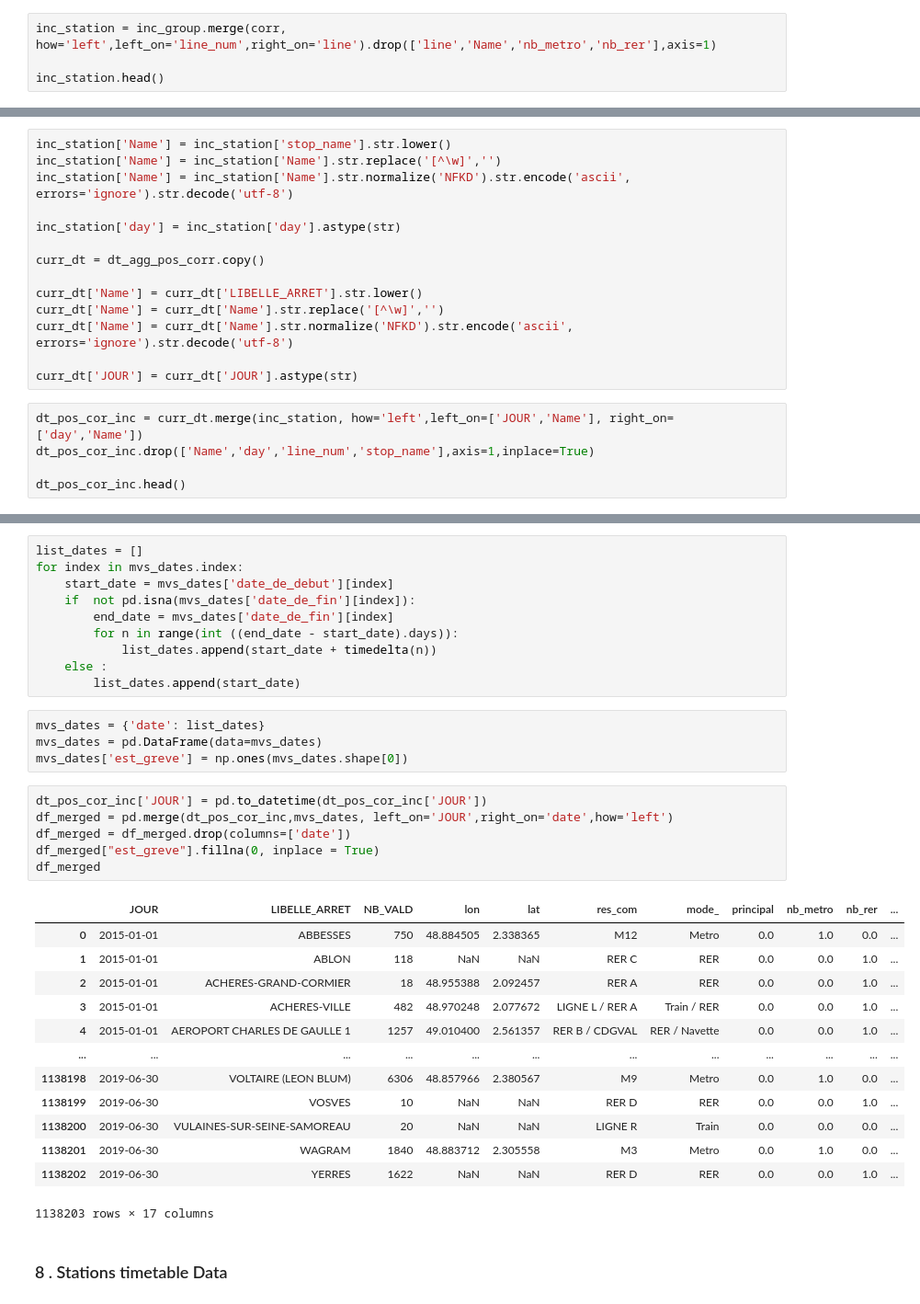
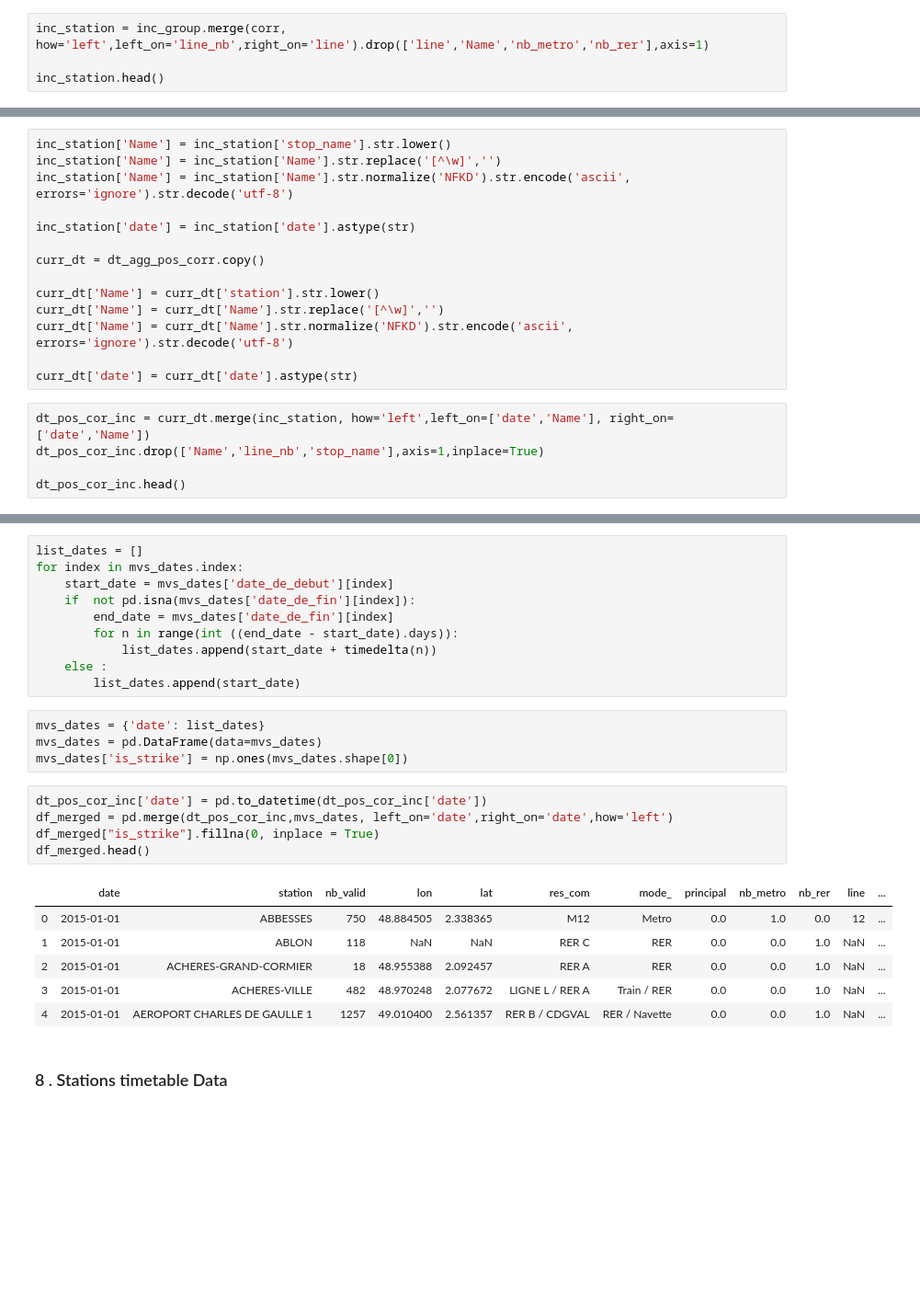
Before and after one commit to p-desaintchamas/datacamp-challenge-creation, a Jupyter notebook: Data_Collection_&_Feature_Engineering.ipynb, the cells around one changed output, grey strips where cells are left out. Shown at 92% size. Drawn from its saved outputs; the diff is of its cells as text; blank space fills up the shorter version.

```diff
--- a/Data_Collection_&_Feature_Engineering.ipynb
+++ b/Data_Collection_&_Feature_Engineering.ipynb
@@ -284,7 +290,7 @@ inc_group.head()
 | 3 | 2016-05-01 | 2 | 00:00:00 | breakdown | 3 |
 | 4 | 2016-05-01 | 7 | 00:00:00 | breakdown | 2 |
 # %%
-inc_station = inc_group.merge(corr, how='left',left_on='line_num',right_on='line').drop(['line','Name','nb_metro','nb_rer'],axis=1)
+inc_station = inc_group.merge(corr, how='left',left_on='line_nb',right_on='line').drop(['line','Name','nb_metro','nb_rer'],axis=1)
 
 inc_station.head()
 # %% [output]
@@ -308,18 +314,18 @@ inc_station['Name'] = inc_station['stop_name'].str.lower()
 inc_station['Name'] = inc_station['Name'].str.replace('[^\w]','')
 inc_station['Name'] = inc_station['Name'].str.normalize('NFKD').str.encode('ascii', errors='ignore').str.decode('utf-8')
 
-inc_station['day'] = inc_station['day'].astype(str)
+inc_station['date'] = inc_station['date'].astype(str)
 
 curr_dt = dt_agg_pos_corr.copy()
 
-curr_dt['Name'] = curr_dt['LIBELLE_ARRET'].str.lower()
+curr_dt['Name'] = curr_dt['station'].str.lower()
 curr_dt['Name'] = curr_dt['Name'].str.replace('[^\w]','')
 curr_dt['Name'] = curr_dt['Name'].str.normalize('NFKD').str.encode('ascii', errors='ignore').str.decode('utf-8')
 
-curr_dt['JOUR'] = curr_dt['JOUR'].astype(str)
+curr_dt['date'] = curr_dt['date'].astype(str)
 # %%
-dt_pos_cor_inc = curr_dt.merge(inc_station, how='left',left_on=['JOUR','Name'], right_on=['day','Name'])
-dt_pos_cor_inc.drop(['Name','day','line_num','stop_name'],axis=1,inplace=True)
+dt_pos_cor_inc = curr_dt.merge(inc_station, how='left',left_on=['date','Name'], right_on=['date','Name'])
+dt_pos_cor_inc.drop(['Name','line_nb','stop_name'],axis=1,inplace=True)
 
 dt_pos_cor_inc.head()
 # %% [output]
@@ -366,27 +365,19 @@ for index in mvs_dates.index:
 # %%
 mvs_dates = {'date': list_dates}
 mvs_dates = pd.DataFrame(data=mvs_dates)
-mvs_dates['est_greve'] = np.ones(mvs_dates.shape[0])
+mvs_dates['is_strike'] = np.ones(mvs_dates.shape[0])
 # %%
-dt_pos_cor_inc['JOUR'] = pd.to_datetime(dt_pos_cor_inc['JOUR'])
-df_merged = pd.merge(dt_pos_cor_inc,mvs_dates, left_on='JOUR',right_on='date',how='left')
-df_merged = df_merged.drop(columns=['date'])
-df_merged["est_greve"].fillna(0, inplace = True)
-df_merged
+dt_pos_cor_inc['date'] = pd.to_datetime(dt_pos_cor_inc['date'])
+df_merged = pd.merge(dt_pos_cor_inc,mvs_dates, left_on='date',right_on='date',how='left')
+df_merged["is_strike"].fillna(0, inplace = True)
+df_merged.head()
 # %% [output]
-|  | JOUR | LIBELLE_ARRET | NB_VALD | lon | lat | res_com | mode_ | principal | nb_metro | nb_rer | ... |
-| 0 | 2015-01-01 | ABBESSES | 750 | 48.884505 | 2.338365 | M12 | Metro | 0.0 | 1.0 | 0.0 | ... |
-| 1 | 2015-01-01 | ABLON | 118 | NaN | NaN | RER C | RER | 0.0 | 0.0 | 1.0 | ... |
-| 2 | 2015-01-01 | ACHERES-GRAND-CORMIER | 18 | 48.955388 | 2.092457 | RER A | RER | 0.0 | 0.0 | 1.0 | ... |
-| 3 | 2015-01-01 | ACHERES-VILLE | 482 | 48.970248 | 2.077672 | LIGNE L / RER A | Train / RER | 0.0 | 0.0 | 1.0 | ... |
-| 4 | 2015-01-01 | AEROPORT CHARLES DE GAULLE 1 | 1257 | 49.010400 | 2.561357 | RER B / CDGVAL | RER / Navette | 0.0 | 0.0 | 1.0 | ... |
-| ... | ... | ... | ... | ... | ... | ... | ... | ... | ... | ... | ... |
-| 1138198 | 2019-06-30 | VOLTAIRE (LEON BLUM) | 6306 | 48.857966 | 2.380567 | M9 | Metro | 0.0 | 1.0 | 0.0 | ... |
-| 1138199 | 2019-06-30 | VOSVES | 10 | NaN | NaN | RER D | RER | 0.0 | 0.0 | 1.0 | ... |
-| 1138200 | 2019-06-30 | VULAINES-SUR-SEINE-SAMOREAU | 20 | NaN | NaN | LIGNE R | Train | 0.0 | 0.0 | 0.0 | ... |
-| 1138201 | 2019-06-30 | WAGRAM | 1840 | 48.883712 | 2.305558 | M3 | Metro | 0.0 | 1.0 | 0.0 | ... |
-| 1138202 | 2019-06-30 | YERRES | 1622 | NaN | NaN | RER D | RER | 0.0 | 0.0 | 1.0 | ... |
+|  | date | station | nb_valid | lon | lat | res_com | mode_ | principal | nb_metro | nb_rer | line | ... |
+| 0 | 2015-01-01 | ABBESSES | 750 | 48.884505 | 2.338365 | M12 | Metro | 0.0 | 1.0 | 0.0 | 12 | ... |
+| 1 | 2015-01-01 | ABLON | 118 | NaN | NaN | RER C | RER | 0.0 | 0.0 | 1.0 | NaN | ... |
+| 2 | 2015-01-01 | ACHERES-GRAND-CORMIER | 18 | 48.955388 | 2.092457 | RER A | RER | 0.0 | 0.0 | 1.0 | NaN | ... |
+| 3 | 2015-01-01 | ACHERES-VILLE | 482 | 48.970248 | 2.077672 | LIGNE L / RER A | Train / RER | 0.0 | 0.0 | 1.0 | NaN | ... |
+| 4 | 2015-01-01 | AEROPORT CHARLES DE GAULLE 1 | 1257 | 49.010400 | 2.561357 | RER B / CDGVAL | RER / Navette | 0.0 | 0.0 | 1.0 | NaN | ... |
-1138203 rows × 17 columns
 # %% [markdown]
 ###  8 . Stations timetable Data
 # %%
```
Also changed, not shown: parts of 39 cells of this notebook.
